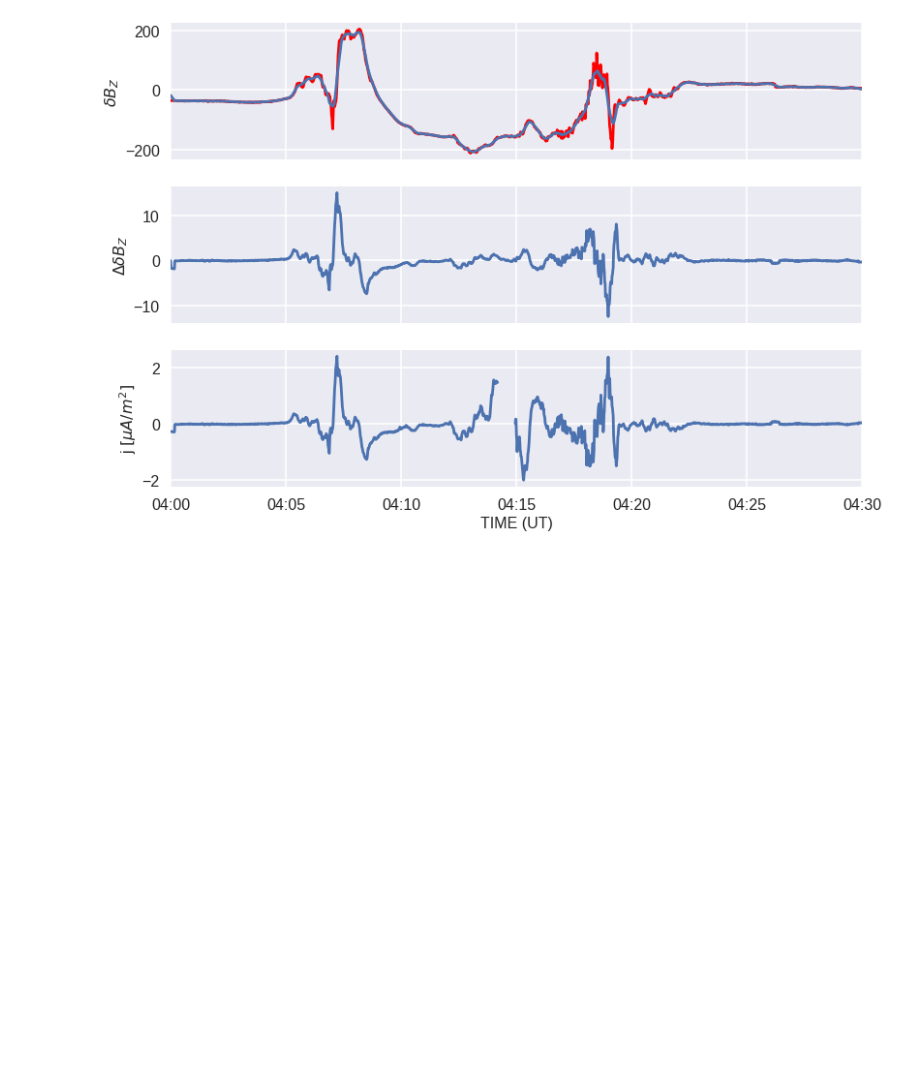
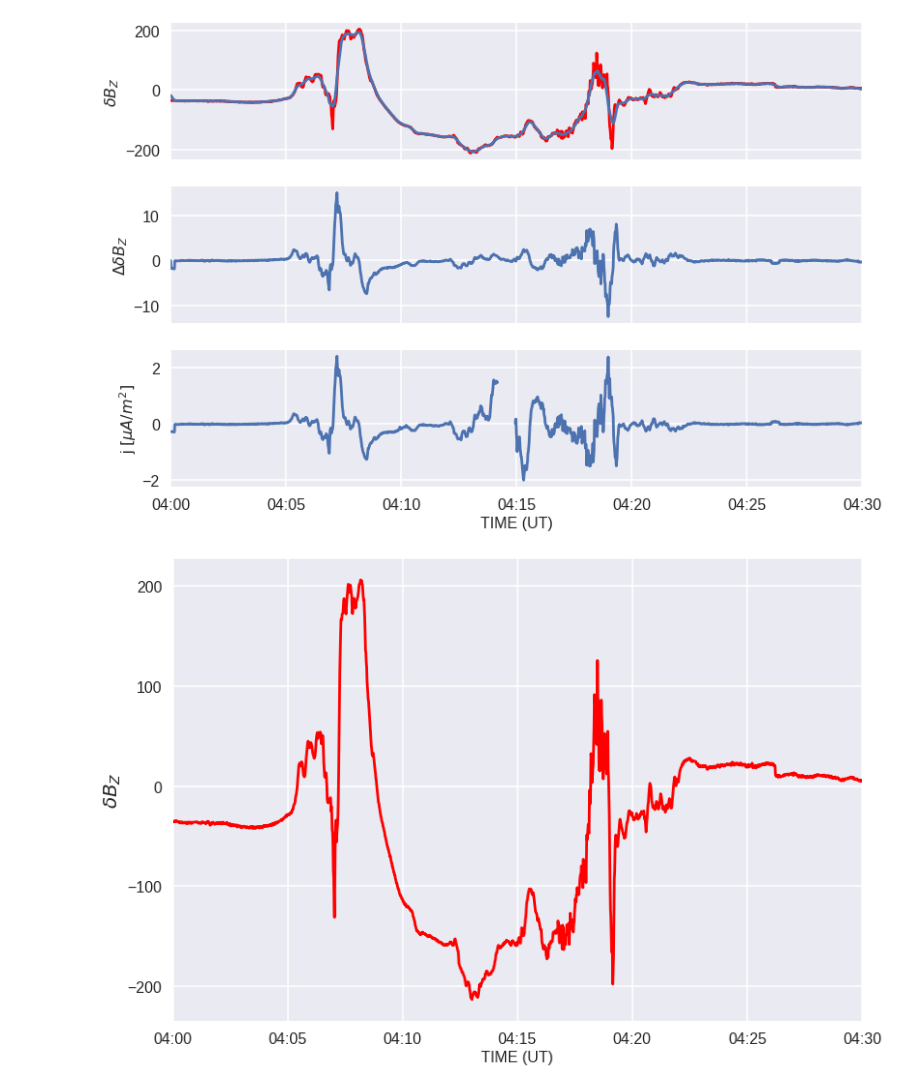
Before and after one commit to bharatreddy/scwsaps, a Jupyter notebook: ipy/ssm-20110705.ipynb, the cells around one changed output. Saved outputs shown, nothing was run; the diff lists cells and outputs as text; code cells hidden in the pictures; blank space fills up the shorter version.

```diff
--- a/ipy/ssm-20110705.ipynb
+++ b/ipy/ssm-20110705.ipynb
@@ -179,3 +241,24 @@ aurDates = ssmDF[ ssmDF["aur_reg"] == 2 ]["date"].values
 f.savefig( "../plots/ssm-ts-" + selTimeRange[0].strftime("%Y%m%d") + ".pdf",bbox_inches='tight' )
 # %% [output]
 [figure]
+# %%
+# Setup Fig
+sns.set_style("darkgrid")
+sns.set_context("poster")
+f, ax = plt.subplots(1, sharex=True)
+# plot the data
+ax.plot(ssmDF["date"].values, ssmDF["dBZ"].values, 'r' )
+
+# ax labels
+ax.set_ylabel(r"$ \delta B_{Z}$", fontsize=20)
+# axArr[1].set_ylabel(r"$\Delta \delta B_{Z}$", fontsize=16)
+# axArr[2].set_ylabel(r"j $ [\mu A/m^{2}]$", fontsize=16)
+# x-label
+ax.set_xlabel("TIME (UT)", fontsize=16)
+# format the axes
+ax.set_xlim( [selTimeRange[0], selTimeRange[1]] )
+ax.get_xaxis().set_major_formatter(DateFormatter('%H:%M'))
+
+f.savefig( "../plots/ssm-dbz-" + selTimeRange[0].strftime("%Y%m%d") + ".pdf",bbox_inches='tight' )
+# %% [output]
+[figure, added]
```
Also changed, not shown: parts of 4 cells of this notebook, 7 other files.
